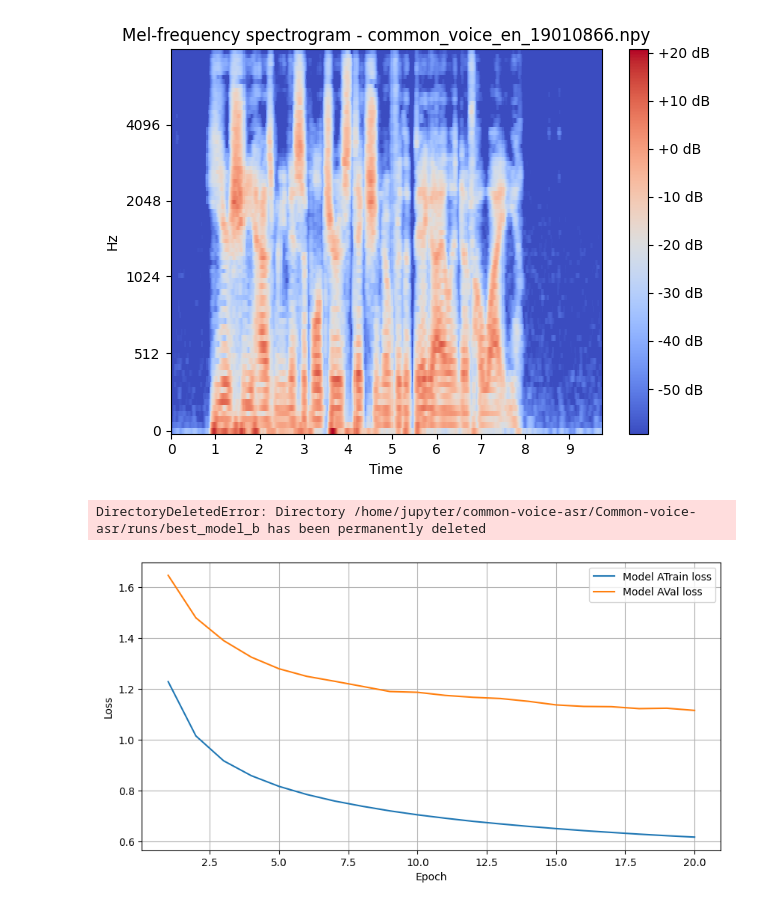
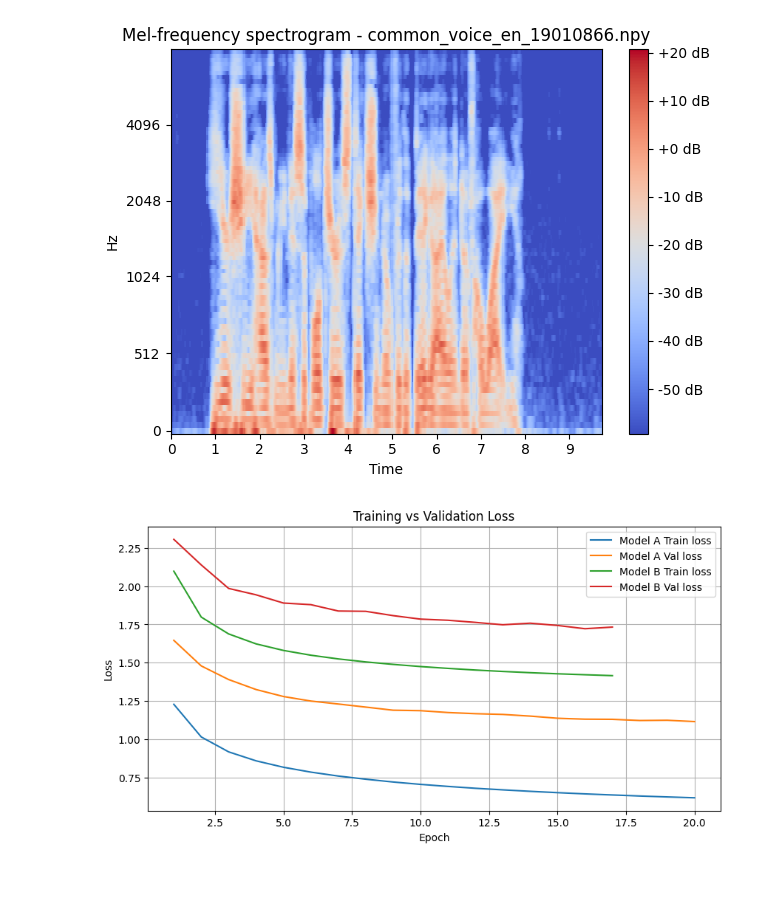
Before and after one commit to common-voice/common-voice-asr, a Jupyter notebook: Common-voice-asr/notebooks/final_demos.ipynb, the cells around one changed output. Cells and saved outputs as stored; diff of their text form; code cells hidden in the pictures; blank space fills up the shorter version.

```diff
--- a/Common-voice-asr/notebooks/final_demos.ipynb
+++ b/Common-voice-asr/notebooks/final_demos.ipynb
@@ -56,36 +56,35 @@ plt.show()
 # %%
 # Display Loss curves for full training on best model hyperparameters
 from tensorboard.backend.event_processing.event_accumulator import EventAccumulator
 
 def plot_loss_curves(log_dir, label_pref=""):
     event_acc = EventAccumulator(log_dir)
     event_acc.Reload()
 
     train_losses = event_acc.Scalars("Loss/train")
     val_losses = event_acc.Scalars("Loss/val")
 
     train_steps = [x.step for x in train_losses]
     train_vals = [x.value for x in train_losses]
     val_steps = [x.step for x in val_losses]
     val_vals = [x.value for x in val_losses]
 
-    plt.plot(train_steps, train_vals, label=f"{label_pref}Train loss")
-    plt.plot(val_steps, val_vals, label=f"{label_pref}Val loss")
+    plt.plot(train_steps, train_vals, label=f"{label_pref} Train loss")
+    plt.plot(val_steps, val_vals, label=f"{label_pref} Val loss")
     plt.xlabel("Epoch")
     plt.ylabel("Loss")
     plt.legend()
     plt.grid(True)
 
 mod_a_dir = os.path.join(BASE_DIR, "neural_networks/runs/best_model_a")
-mod_b_dir = os.path.join(BASE_DIR, "runs/best_model_b")
+mod_b_dir = os.path.join(BASE_DIR, "neural_networks/runs/best_model_b")
 plt.figure(figsize=(10,5))
 plot_loss_curves(mod_a_dir, "Model A")
 plot_loss_curves(mod_b_dir, "Model B")
 plt.title("Training vs Validation Loss")
 plt.show()
 # %% [output]
-DirectoryDeletedError: Directory /home/jupyter/common-voice-asr/Common-voice-asr/runs/best_model_b has been permanently deleted
-[figure, old version]
+[figure, new version]
 # %%
 # Compare WER over time for Model A vs Model B best hyperparameter runs
 
```
Also changed, not shown: parts of 10 cells of this notebook, 3 other files.
